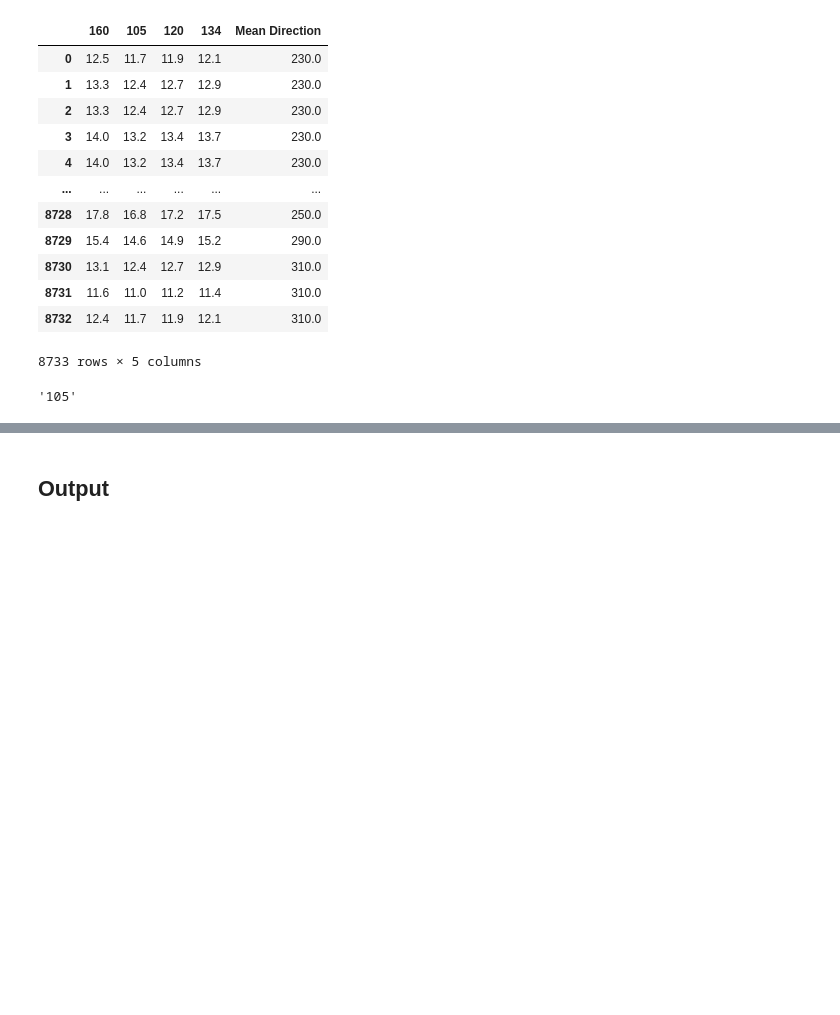
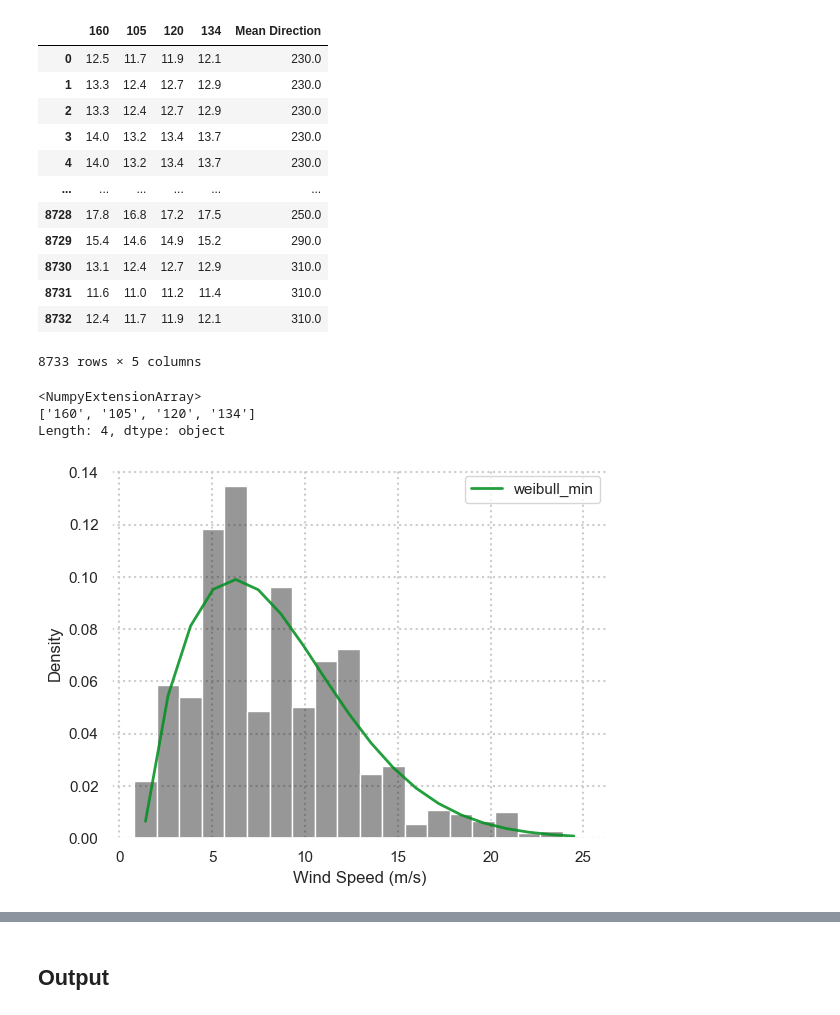
Before and after one commit to lukasschirren/Coursework, a Jupyter notebook: data_for_tom.ipynb, the cells around one changed output, grey strips where cells are left out. Saved outputs shown, nothing was run; the diff lists cells and outputs as text; code cells hidden in the pictures; blank space fills up the shorter version.

Commit message:
Plotting of weibull distributions + savefig

```diff
--- a/data_for_tom.ipynb
+++ b/data_for_tom.ipynb
@@ -44,12 +46,40 @@ wind_data
 # %%
 columns = wind_data.columns.array
-arr_height = columns[[1,2,3,4]]
+arr_height = columns[[0,1,2,3]]
+arr_height
 # %% [output]
-'105'
+<NumpyExtensionArray>
+['160', '105', '120', '134']
+Length: 4, dtype: object
 # %%
 arr_shape = np.ndarray(shape=(4,8))
 
 arr_scale =  np.ndarray(shape=(4,8))
+# %%
+def visualisation(x,height,i):
+    sns.set_theme()
+    sns.set_style(rc = {'axes.facecolor': 'w'})
+
+
+    plt.rc('lines', linewidth=1.5, linestyle='-')
+    plt.rcParams['axes.prop_cycle'] = cycler(color=['#20202077',
+                                                '#029020dd',
+                                                '#FF8C00dd',
+                                                '#ff00ffcc',
+                                                '#2020ffdd']
+                                                # alpha=[1, 1, 1, 1, .7]
+                                            )
+
+    x.summary(plot=True, lw=2)
+
+    plt.gca().set_axisbelow(True)
+    plt.gca().grid(color='#cccccccc', linestyle=':',
+                linewidth=1.5, which='both')
+    #plt.gca().plot(color='blue')
+    plt.xlabel('Wind Speed (m/s)')
+    plt.ylabel('Density')
+    plt.plot(color='blue')
+    plt.savefig('%s/figures/fig_%s_%i.png' % (os.getcwd(),height,i))
 # %%
 i = 0
 for height in arr_height:
@@ -62,17 +92,20 @@ for height in arr_height:
         wind_np_2 = df_2[height].to_numpy()
         wind_np = np.append(wind_np_1,wind_np_2)
 
-        f = Fitter(wind_np, distributions=['weibull_min'],bins=35)
+        f = Fitter(wind_np, distributions=['weibull_min'],bins=20)
         f.fit()
+        visualisation(f,height,1)
         arr_scale[i][0] = f.fitted_param['weibull_min'][0]
         arr_shape[i][0] = f.fitted_param['weibull_min'][2]
+
 
         # 2/8, bins=24
         df = wind_data[(wind_data['Mean Direction'] >22.5) & (wind_data['Mean Direction'] <=67.5)]
         wind_np = df[height].to_numpy()
 
-        f = Fitter(wind_np, distributions=['weibull_min'],bins=24)
+        f = Fitter(wind_np, distributions=['weibull_min'],bins=20)
         f.fit()
+        visualisation(f,height,2)
         arr_scale[i][1] = f.fitted_param['weibull_min'][0]
         arr_shape[i][1] = f.fitted_param['weibull_min'][2]
 
@@ -80,8 +113,9 @@ for height in arr_height:
         df = wind_data[(wind_data['Mean Direction'] >67.5) & (wind_data['Mean Direction'] <=112.5)]
         wind_np = df[height].to_numpy()
 
-        f = Fitter(wind_np, distributions=['weibull_min'],bins=21)
+        f = Fitter(wind_np, distributions=['weibull_min'],bins=20)
         f.fit()
+        visualisation(f,height,3)
         arr_scale[i][2] = f.fitted_param['weibull_min'][0]
         arr_shape[i][2] = f.fitted_param['weibull_min'][2]
 
@@ -91,6 +125,7 @@ for height in arr_height:
 
         f = Fitter(wind_np, distributions=['weibull_min'],bins=20)
         f.fit()
+        visualisation(f,height,4)
         arr_scale[i][3] = f.fitted_param['weibull_min'][0]
         arr_shape[i][3] = f.fitted_param['weibull_min'][2]
 
@@ -100,37 +135,43 @@ for height in arr_height:
 
         f = Fitter(wind_np, distributions=['weibull_min'],bins=20)
         f.fit()
+        visualisation(f,height,5)
         arr_scale[i][4] = f.fitted_param['weibull_min'][0]
         arr_shape[i][4] = f.fitted_param['weibull_min'][2]
 
         # 6/8,bins=20 # 202.5 - 247.5
         df = wind_data[(wind_data['Mean Direction'] >202.5) & (wind_data['Mean Direction'] <=247.5)]
         wind_np = df[height].to_numpy()
 
         f = Fitter(wind_np, distributions=['weibull_min'],bins=20)
         f.fit()
+        visualisation(f,height,6)
         arr_scale[i][5] = f.fitted_param['weibull_min'][0]
         arr_shape[i][5] = f.fitted_param['weibull_min'][2]
 
         #  7/8,bins=42 # 247.5 - 292.5
         df = wind_data[(wind_data['Mean Direction'] >247.5) & (wind_data['Mean Direction'] <=292.5)]
         wind_np = df[height].to_numpy()
 
-        f = Fitter(wind_np, distributions=['weibull_min'],bins=42)
+        f = Fitter(wind_np, distributions=['weibull_min'],bins=20)
         f.fit()
+        visualisation(f,height,7)
         arr_scale[i][6] = f.fitted_param['weibull_min'][0]
         arr_shape[i][6] = f.fitted_param['weibull_min'][2]
 
         # 8/8, bins=30 #
         df = wind_data[(wind_data['Mean Direction'] >292.5) & (wind_data['Mean Direction'] <=337.5)]
         wind_np = df[height].to_numpy()
 
-        f = Fitter(wind_np, distributions=['weibull_min'],bins=30)
+        f = Fitter(wind_np, distributions=['weibull_min'],bins=20)
         f.fit()
+        visualisation(f,height,8)
         arr_scale[i][7] = f.fitted_param['weibull_min'][0]
         arr_shape[i][7] = f.fitted_param['weibull_min'][2]
 
         i=i+1
+# %% [output]
+[figure, added]
 # %%
 arr_height
 # %% [output]
```
Also changed, not shown: parts of 5 cells of this notebook, 37 other files.
